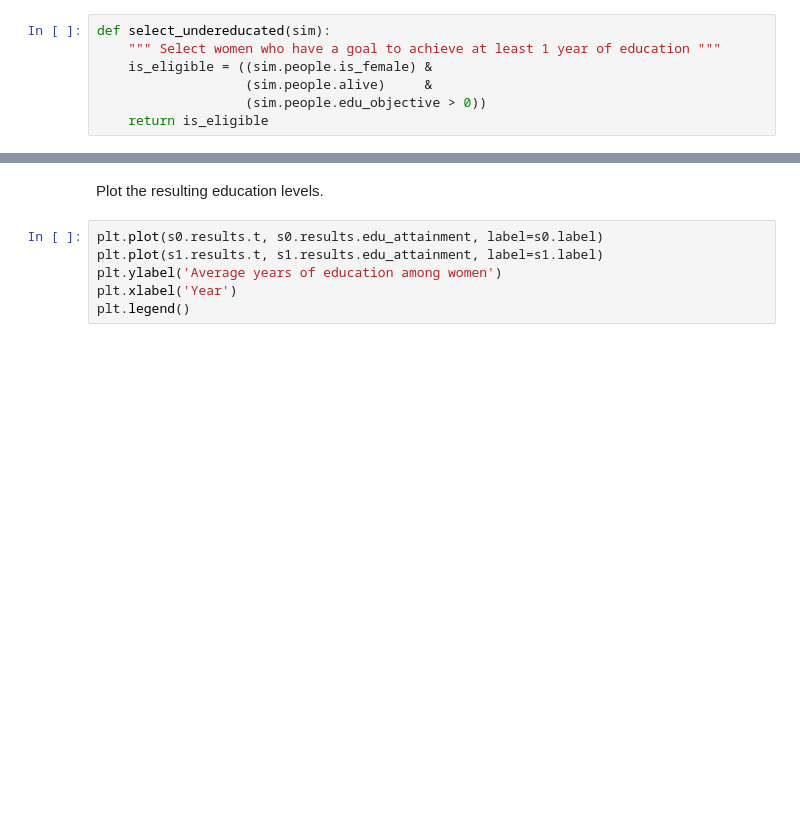
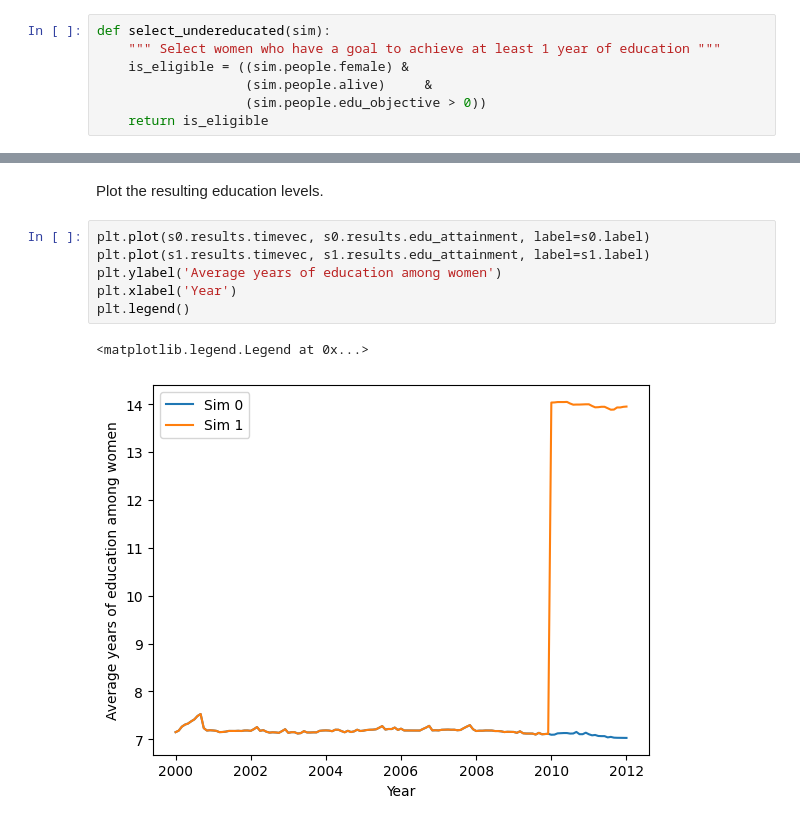
Before and after one commit to fpsim/fpsim, a Jupyter notebook: docs/tutorials/T4_intervention_eligibility.ipynb, the cells around one changed output, grey strips where cells are left out. Drawn from its saved outputs; the diff is of its cells as text; blank space fills up the shorter version.

```diff
--- a/docs/tutorials/T4_intervention_eligibility.ipynb
+++ b/docs/tutorials/T4_intervention_eligibility.ipynb
@@ -49,7 +67,7 @@ First, we will identify our eligible subpopulation for this intervention. In thi
 # %%
 def select_undereducated(sim):
     """ Select women who have a goal to achieve at least 1 year of education """
-    is_eligible = ((sim.people.is_female) &
+    is_eligible = ((sim.people.female) &
                    (sim.people.alive)     &
                    (sim.people.edu_objective > 0))
     return is_eligible
@@ -80,8 +98,11 @@ s0, s1 = msim.sims
 # %% [markdown]
 Plot the resulting education levels.
 # %%
-plt.plot(s0.results.t, s0.results.edu_attainment, label=s0.label)
-plt.plot(s1.results.t, s1.results.edu_attainment, label=s1.label)
+plt.plot(s0.results.timevec, s0.results.edu_attainment, label=s0.label)
+plt.plot(s1.results.timevec, s1.results.edu_attainment, label=s1.label)
 plt.ylabel('Average years of education among women')
 plt.xlabel('Year')
 plt.legend()
+# %% [output]
+<matplotlib.legend.Legend at 0x...>
+[figure, added]
```
Also changed, not shown: parts of 1 cell of this notebook.
